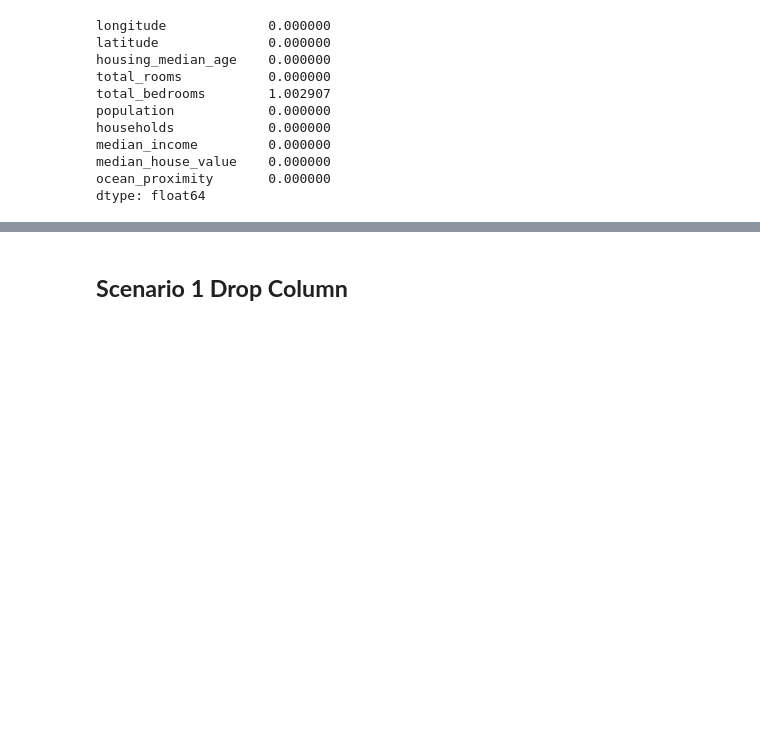
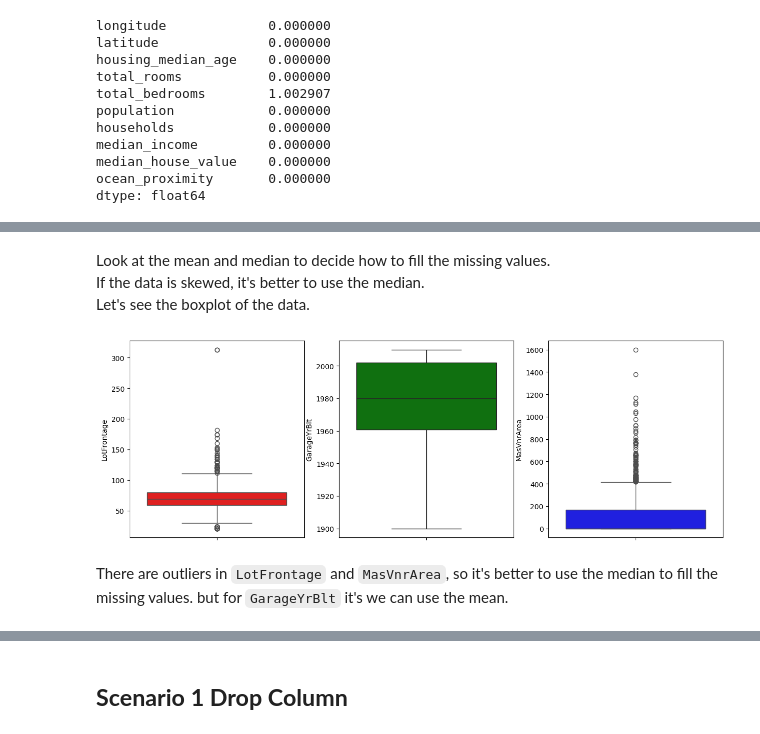
Before and after one commit to FCAI-CU-AI-Community/Sessions, a Jupyter notebook: Session-03/eda-preprocessing.ipynb, the cells around one changed output, grey strips where cells are left out. Saved outputs shown, nothing was run; the diff lists cells and outputs as text; code cells hidden in the pictures; blank space fills up the shorter version.

```diff
--- a/Session-03/eda-preprocessing.ipynb
+++ b/Session-03/eda-preprocessing.ipynb
@@ -158,0 +358,18 @@ dtype: float64
+# %% [markdown]
+Look at the mean and median to decide how to fill the missing values.
+If the data is skewed, it's better to use the median.
+Let's see the boxplot of the data.
+# %%
+# Box plot for these columns
+plt.figure(figsize=(15, 5))
+plt.clf()
+colors = ['red', 'green', 'blue']
+for i in range(len(missing_vals_num)):
+    plt.subplot(1, 3, i+1)
+    sns.boxplot(data=df_train[missing_vals_num], y=missing_vals_num[i], color=colors[i])
+plt.show()
+# %% [output]
+[figure, added]
+# %% [markdown]
+There are outliers in `LotFrontage` and `MasVnrArea`, so it's better to use the median to fill the missing values.
+but for `GarageYrBlt` it's we can use the mean.
```
Also changed, not shown: parts of 67 cells of this notebook.
